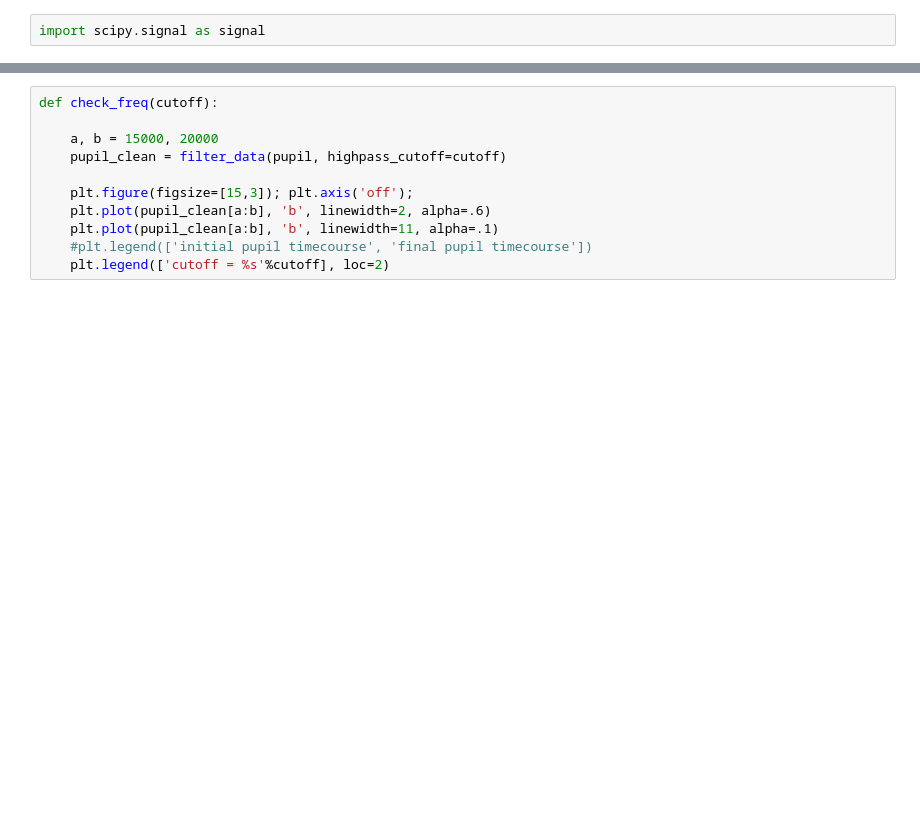
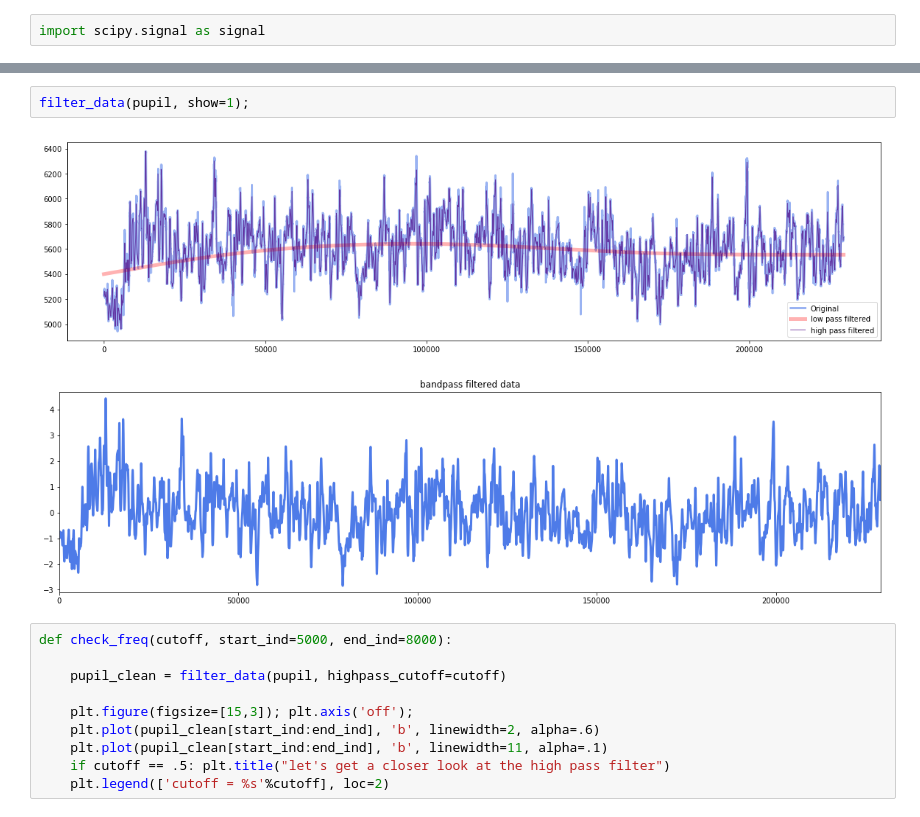
Before and after one commit to tzler/social_structure_learning, a Jupyter notebook: analysis/gaze/methods_development-tutorial.ipynb, the cells around one changed output, grey strips where cells are left out. Saved outputs shown, nothing was run; the diff lists cells and outputs as text; blank space fills up the shorter version.

```diff
--- a/analysis/gaze/methods_development-tutorial.ipynb
+++ b/analysis/gaze/methods_development-tutorial.ipynb
@@ -792,15 +809,19 @@ def filter_data(input_data, start_int=0, len_int=10000, filter_order=2, lowpass_
 
     return filtered_data
+# %%
+filter_data(pupil, show=1);
+# %% [output]
+[figure, added]
+[figure, added]
 # %%
-def check_freq(cutoff):
+def check_freq(cutoff, start_ind=5000, end_ind=8000):
 
-    a, b = 15000, 20000
     pupil_clean = filter_data(pupil, highpass_cutoff=cutoff)
 
     plt.figure(figsize=[15,3]); plt.axis('off');
-    plt.plot(pupil_clean[a:b], 'b', linewidth=2, alpha=.6)
-    plt.plot(pupil_clean[a:b], 'b', linewidth=11, alpha=.1)
-    #plt.legend(['initial pupil timecourse', 'final pupil timecourse'])
+    plt.plot(pupil_clean[start_ind:end_ind], 'b', linewidth=2, alpha=.6)
+    plt.plot(pupil_clean[start_ind:end_ind], 'b', linewidth=11, alpha=.1)
+    if cutoff == .5: plt.title("let's get a closer look at the high pass filter")
     plt.legend(['cutoff = %s'%cutoff], loc=2)
 # %%
 [check_freq(cutoff) for cutoff in [.5, .1, .05, .01, .005, .001]];
```
Also changed, not shown: parts of 8 cells of this notebook.
